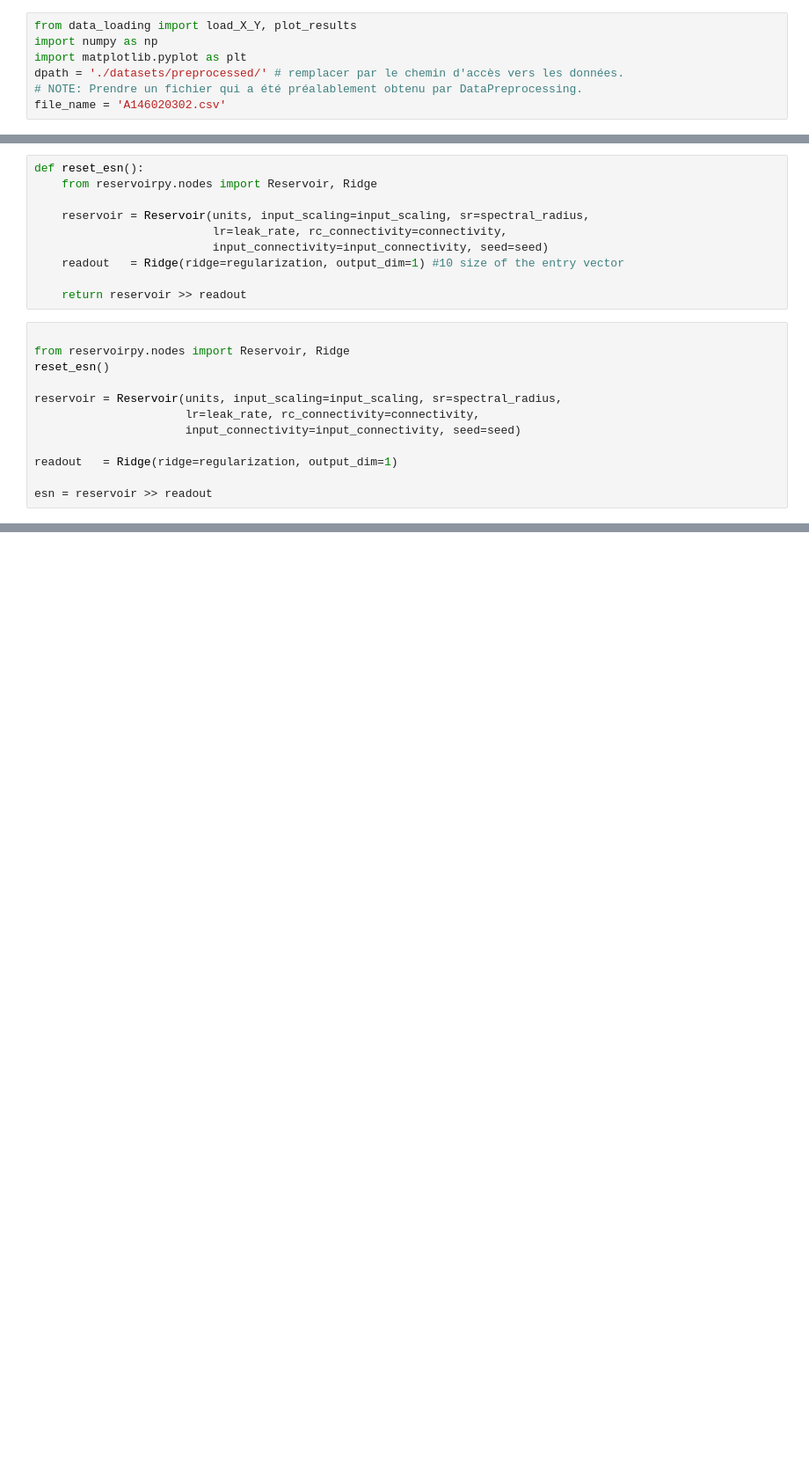
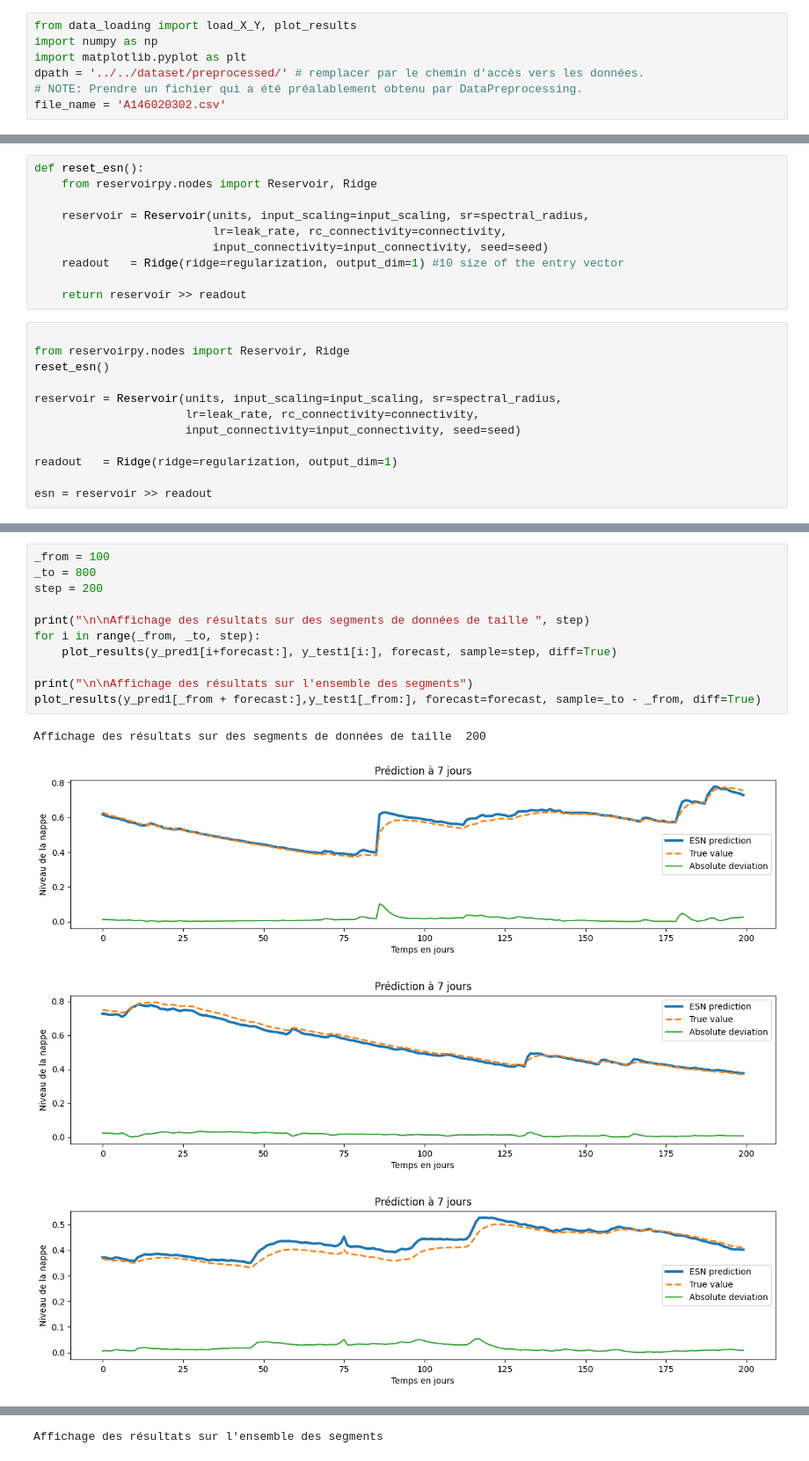
Before and after one commit to Sifflet-Blanc/Suez2, a Jupyter notebook: src/reservoirs/ridge.ipynb, the cells around one changed output, grey strips where cells are left out. Shown at 88% size. Drawn from its saved outputs; the diff is of its cells as text; blank space fills up the shorter version.

```diff
--- a/src/reservoirs/ridge.ipynb
+++ b/src/reservoirs/ridge.ipynb
@@ -8,7 +8,7 @@ Dans ce fichier, les données sont prédites à 7 jours (paramètre modifiable),
 from data_loading import load_X_Y, plot_results
 import numpy as np
 import matplotlib.pyplot as plt
-dpath = './datasets/preprocessed/' # remplacer par le chemin d'accès vers les données.
+dpath = '../../dataset/preprocessed/' # remplacer par le chemin d'accès vers les données.
 # NOTE: Prendre un fichier qui a été préalablement obtenu par DataPreprocessing.
 file_name = 'A146020302.csv'
 # %%
@@ -80,0 +78,16 @@ plot_results(y_pred1, y_test1,forecast,diff=True) # affichages des données pré
+# %%
+_from = 100
+_to = 800
+step = 200
+
+print("\n\nAffichage des résultats sur des segments de données de taille ", step)
+for i in range(_from, _to, step):
+    plot_results(y_pred1[i+forecast:], y_test1[i:], forecast, sample=step, diff=True)
+
+print("\n\nAffichage des résultats sur l'ensemble des segments")
+plot_results(y_pred1[_from + forecast:],y_test1[_from:], forecast=forecast, sample=_to - _from, diff=True)
+# %% [output]
+Affichage des résultats sur des segments de données de taille  200
+[figure, added]
+[figure, added]
+[figure, added]
@@ -80,0 +95 @@ plot_results(y_pred1, y_test1,forecast,diff=True) # affichages des données pré
+Affichage des résultats sur l'ensemble des segments
```
Also changed, not shown: parts of 2 cells of this notebook.
